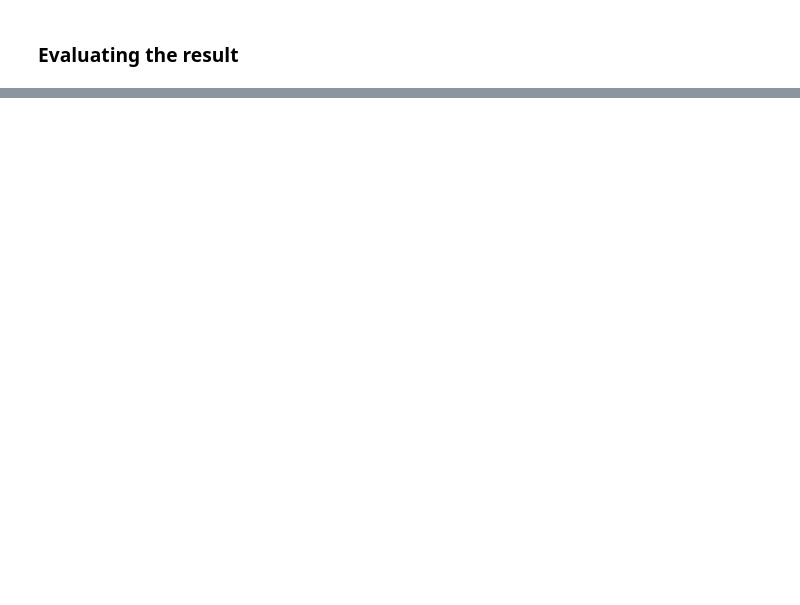
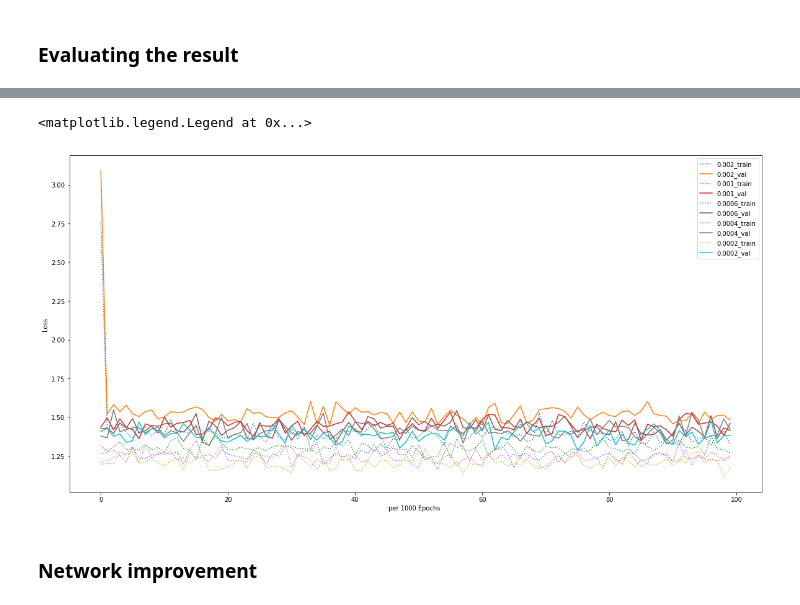
Before and after one commit to Daweihao/nlp_assign3, a Jupyter notebook: assign3.ipynb, the cells around one changed output, grey strips where cells are left out. Saved outputs shown, nothing was run; the diff lists cells and outputs as text; code cells hidden in the pictures; blank space fills up the shorter version.

```diff
--- a/assign3.ipynb
+++ b/assign3.ipynb
@@ -299,0 +318,32 @@ micro Accuracy: 0.449300
+# %%
+learning_rates = [0.002, 0.001, 0.0006, 0.0004, 0.0002]
+train_losses = [[], [], [], [], []]
+val_losses = [[], [], [], [], [], []]
+for i in range(len(learning_rates)):
+    rnn_lr = RNN(n_letters, n_hidden, n_categories)
+    optimizer = torch.optim.SGD(rnn.parameters(), lr=learning_rates[i])
+    for epoch in range(1, n_epochs + 1):
+        #     scheduler.step(epoch)
+        # Get a random training input and target
+        category, line, category_tensor, line_tensor = random_training_pair(
+            all_train_categories, category_lines_train)
+        category_val, line_val, category_tensor_val, line_tensor_val = random_training_pair(
+            all_val_categories, category_lines_val)
+        output, loss = train(category_tensor, line_tensor)
+        val_loss = showloss(category_tensor_val, line_tensor_val)
+        current_loss += loss
+        current_val += val_loss
+
+        # Print epoch number, loss, name and guess
+        if epoch % print_every == 0:
+            guess, guess_i = category_from_output(output)
+            correct = '✓' if guess == category else '✗ (%s)' % category
+            print('%d %d%% (%s) %.4f %s / %s %s' % (epoch, epoch /
+                                                    n_epochs * 100, time_since(start), loss, line, guess, correct))
+
+    # Add current loss avg to list of losses
+        if epoch % plot_every == 0:
+            train_losses[i].append(current_loss / plot_every)
+            val_losses[i].append(current_val / plot_every)
+            current_loss = 0
+            current_val = 0
@@ -299,0 +368,16 @@ micro Accuracy: 0.449300
+# %%
+plt.figure(figsize=(20,10),)
+for i in range(len(learning_rates)):
+    line
+    plt.plot(train_losses[i], label= str(learning_rates[i])+"_train",linestyle=":")
+    plt.plot(val_losses[i], label= str(learning_rates[i])+"_val")
+# plt.plot(train_losses[0], label= "train_loss")
+# plt.plot(val_losses[0], label= "val_loss")
+plt.ylabel('Loss')
+plt.xlabel('per 1000 Epochs ')
+plt.legend(loc='upper right')
+# %% [output]
+<matplotlib.legend.Legend at 0x...>
+[figure, added]
+# %% [markdown]
+### Network improvement
```
Also changed, not shown: parts of 10 cells of this notebook.
